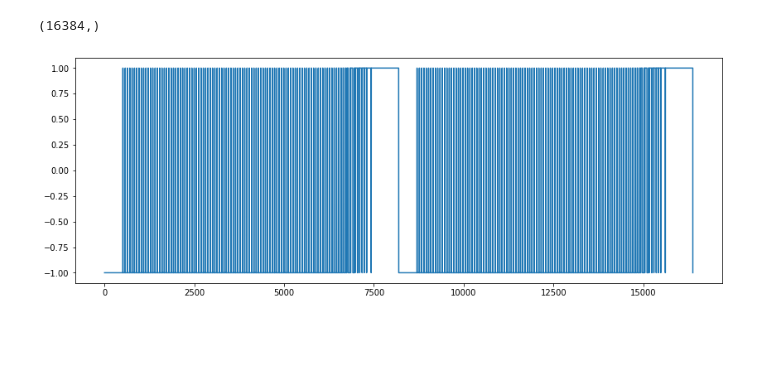
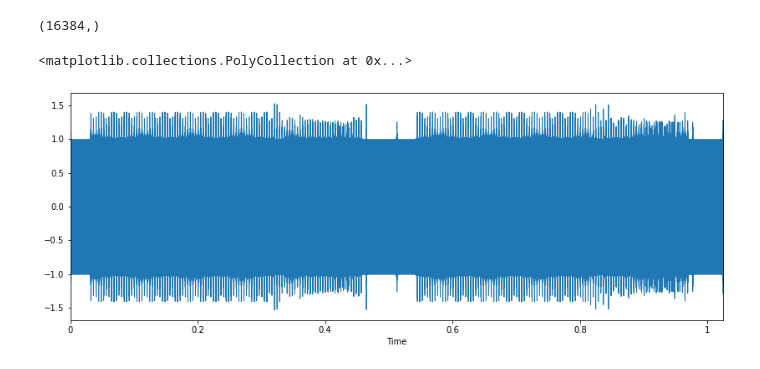
Before and after one commit to chandrakanta-chaudhury/Audio_signals_Research, a Jupyter notebook: U_net_denoise_signals_1.ipynb, the cells around one changed output. Cells and saved outputs as stored; diff of their text form; code cells hidden in the pictures; blank space fills up the shorter version.

```diff
--- a/U_net_denoise_signals_1.ipynb
+++ b/U_net_denoise_signals_1.ipynb
@@ -261,15 +261,14 @@ y2.shape
 # %%
 from scipy.io.wavfile import write
 write("test01.wav", sr, y2)
-# %%
-sr,x = wavfile.read("/content/test01.wav")
-plt.figure(figsize=(14, 5))
-#duration = len(x)/sr
-#time = np.arange(0,duration,1/sr)
-plt.plot(x)
-#plt.xlabel('Time [s]')
-#plt.ylabel('Amplitude')
-#plt.title(fname)
-plt.show()
-# %% [output]
-[figure, removed]
+# %%
+import librosa
+import matplotlib.pyplot as plt
+fname="/content/test01.wav"
+x , sr = librosa.load(fname)
+import librosa.display
+plt.figure(figsize=(14, 5))
+librosa.display.waveplot(x,sr=sr)
+# %% [output]
+<matplotlib.collections.PolyCollection at 0x...>
+[figure, added]
```
